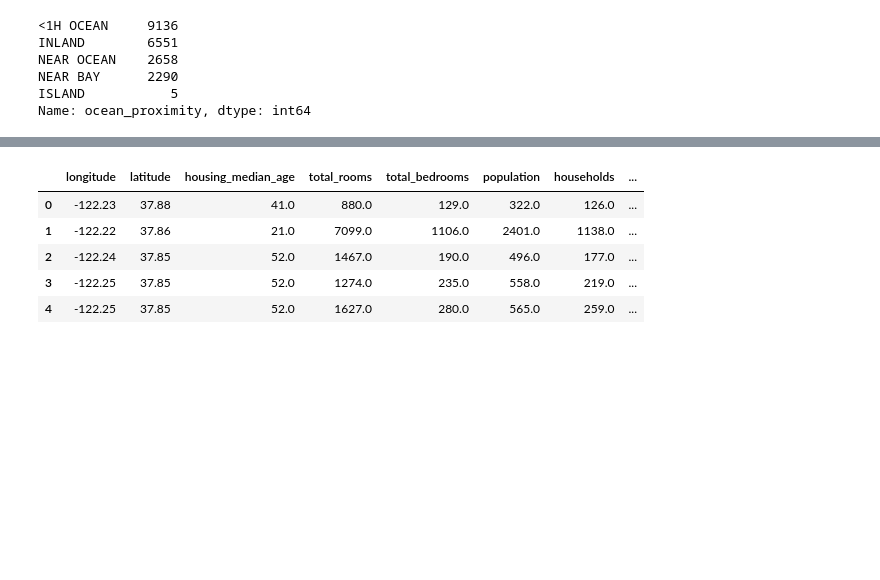
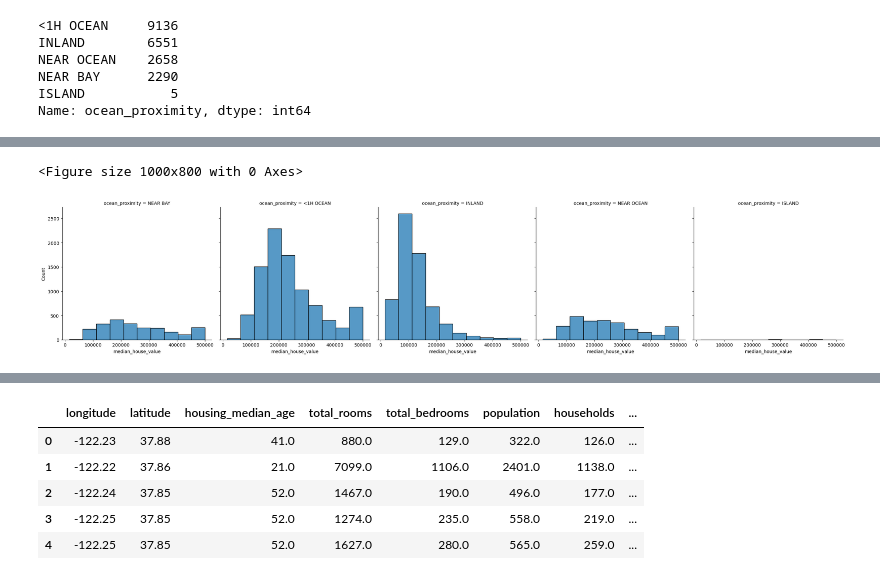
Before and after one commit to jemaaku/regression, a Jupyter notebook: California.ipynb, the cells around one changed output, grey strips where cells are left out. Drawn from its saved outputs; the diff is of its cells as text; code cells hidden in the pictures; blank space fills up the shorter version.

```diff
--- a/California.ipynb
+++ b/California.ipynb
@@ -156,0 +168,7 @@ Name: ocean_proximity, dtype: int64
+# %%
+plt.figure(figsize=(10,8))
+sns.displot(x="median_house_value", col="ocean_proximity", data=house, bins=10)
+plt.show()
+# %% [output]
+<Figure size 1000x800 with 0 Axes>
+[figure, added]
```
Also changed, not shown: parts of 22 cells of this notebook.
